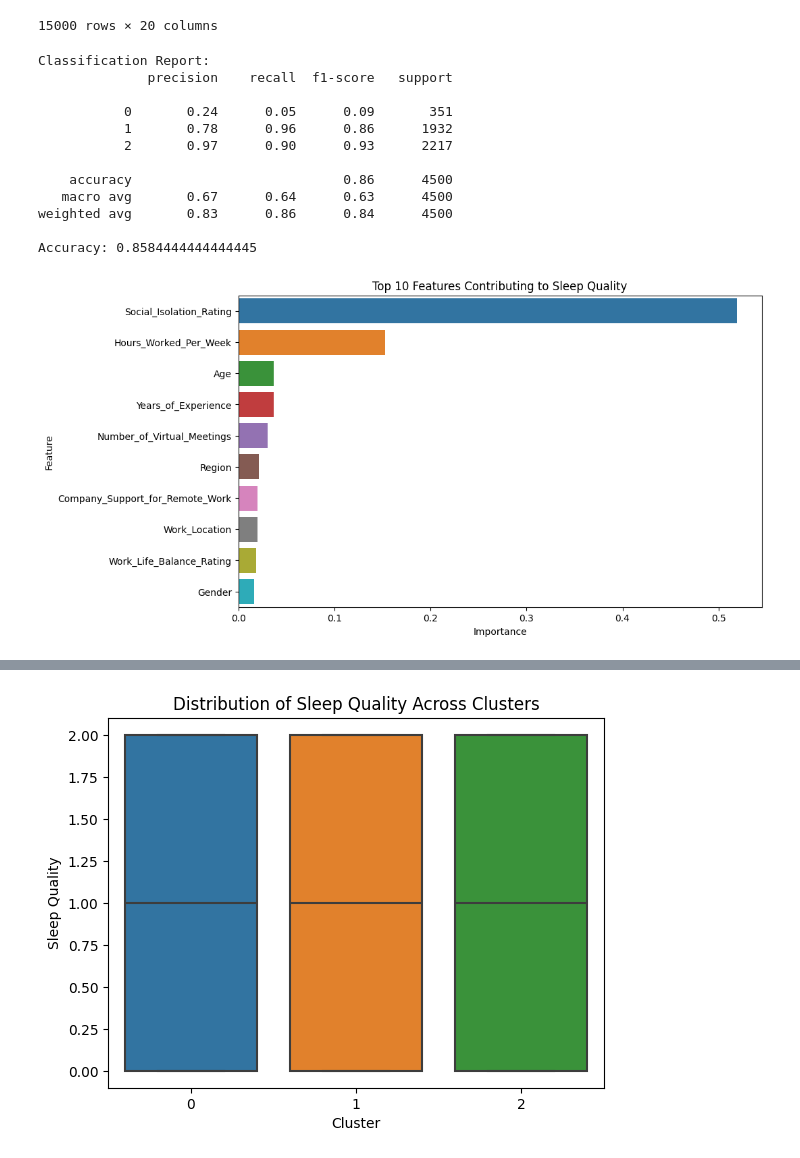
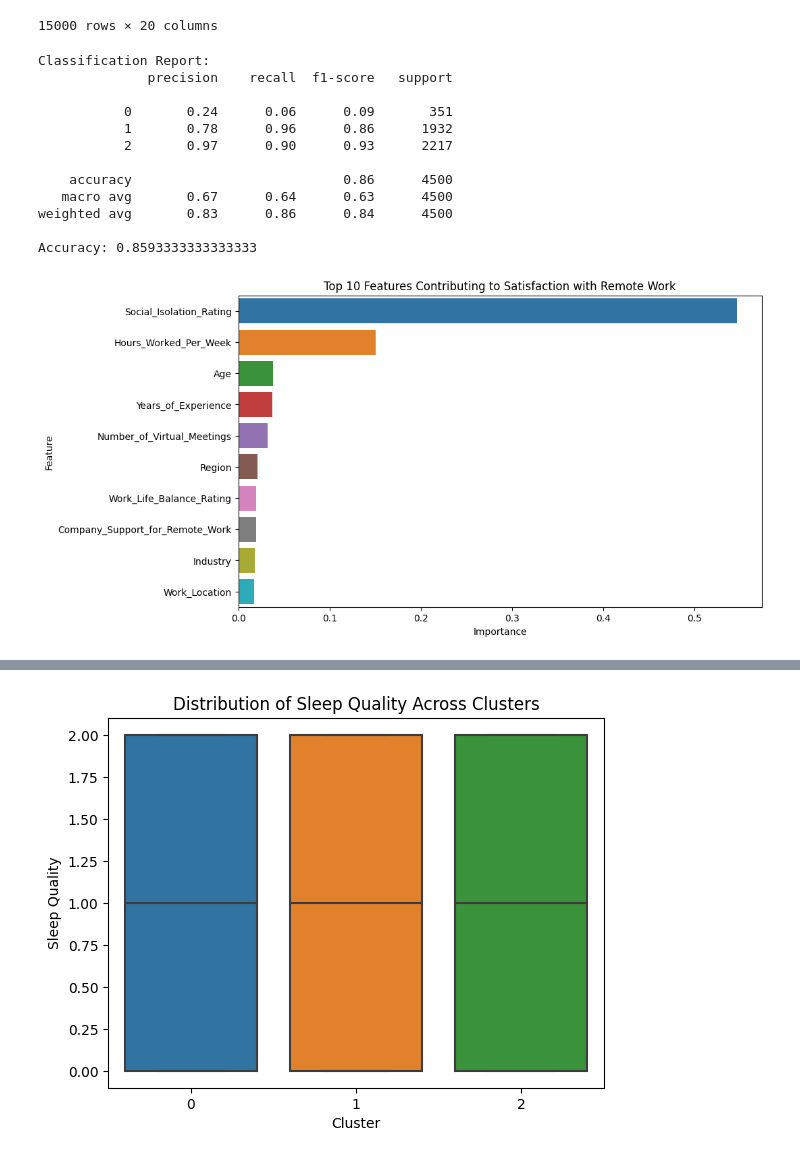
Before and after one commit to thecolombian/Unlocking_happiness, a Jupyter notebook: mariem_project4/SleepRegions.ipynb, the cells around one changed output, grey strips where cells are left out. Cells and saved outputs as stored; diff of their text form; code cells hidden in the pictures.

```diff
--- a/mariem_project4/SleepRegions.ipynb
+++ b/mariem_project4/SleepRegions.ipynb
@@ -68,6 +68,8 @@ sleep_remote_df['Stress_Level'] = label_encoder.fit_transform(sleep_remote_df['S
 sleep_remote_df['Access_to_Mental_Health_Resources'] = label_encoder.fit_transform(sleep_remote_df['Access_to_Mental_Health_Resources'])
 sleep_remote_df['Employee_ID'] = label_encoder.fit_transform(sleep_remote_df['Employee_ID'])
 sleep_remote_df['Gender'] = label_encoder.fit_transform(sleep_remote_df['Gender'])
+sleep_remote_df['Job_Role'] = label_encoder.fit_transform(sleep_remote_df['Job_Role'])
+sleep_remote_df['Industry'] = label_encoder.fit_transform(sleep_remote_df['Job_Role'])
 # %%
 import pandas as pd
 from sklearn.model_selection import train_test_split
@@ -98,37 +100,38 @@ model = RandomForestClassifier(random_state=42)
 model.fit(X_train, y_train)
 
 # Step 6: Evaluate the model
 y_pred = model.predict(X_test)
 print("Classification Report:")
 print(classification_report(y_test, y_pred))
 print("Accuracy:", accuracy_score(y_test, y_pred))
 
 # Step 7: Get feature importances
 feature_importances = model.feature_importances_
 features_df = pd.DataFrame({'Feature': X.columns, 'Importance': feature_importances})
 features_df = features_df.sort_values(by='Importance', ascending=False)
 
 # Step 8: Plot feature importances
 plt.figure(figsize=(10, 6))
 sns.barplot(x='Importance', y='Feature', data=features_df.head(10))  # Show top 10 most important features
-plt.title('Top 10 Features Contributing to Sleep Quality')
+plt.title('Top 10 Features Contributing to Satisfaction with Remote Work')
 plt.xlabel('Importance')
 plt.ylabel('Feature')
+plt.savefig('top10_sleep.png', format='png', dpi=300, bbox_inches='tight')
 plt.show()
 # %% [output]
 Classification Report:
               precision    recall  f1-score   support
 
-           0       0.24      0.05      0.09       351
+           0       0.24      0.06      0.09       351
            1       0.78      0.96      0.86      1932
            2       0.97      0.90      0.93      2217
 
     accuracy                           0.86      4500
    macro avg       0.67      0.64      0.63      4500
 weighted avg       0.83      0.86      0.84      4500
 
-Accuracy: 0.8584444444444445
+Accuracy: 0.8593333333333333
-[figure, old version]
+[figure, new version]
 # %%
 # Import necessary libraries
 import pandas as pd
```
Also changed, not shown: parts of 29 cells of this notebook, 7 other files.
